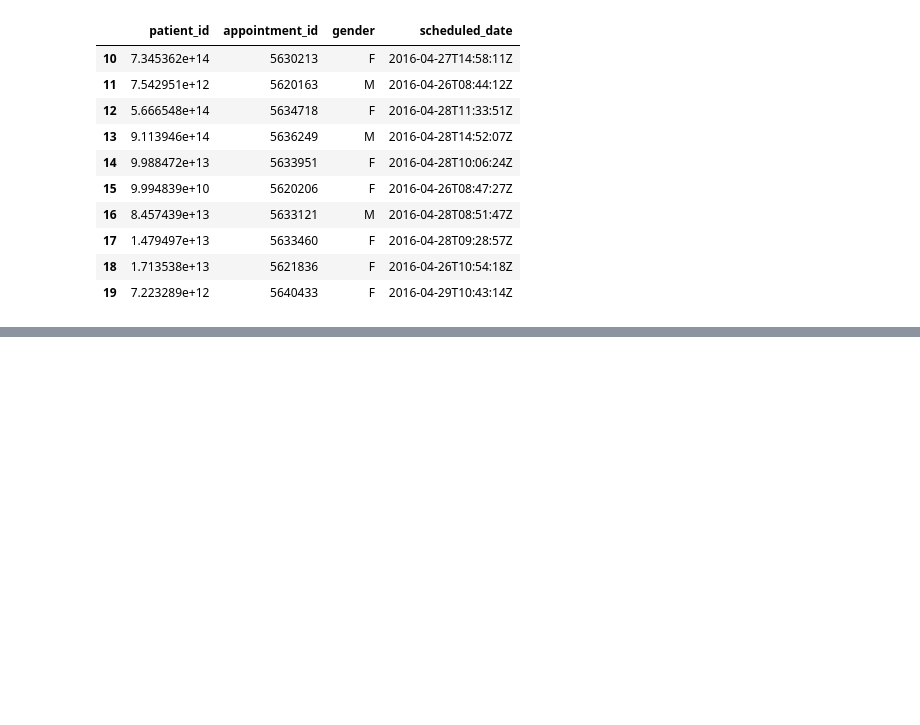
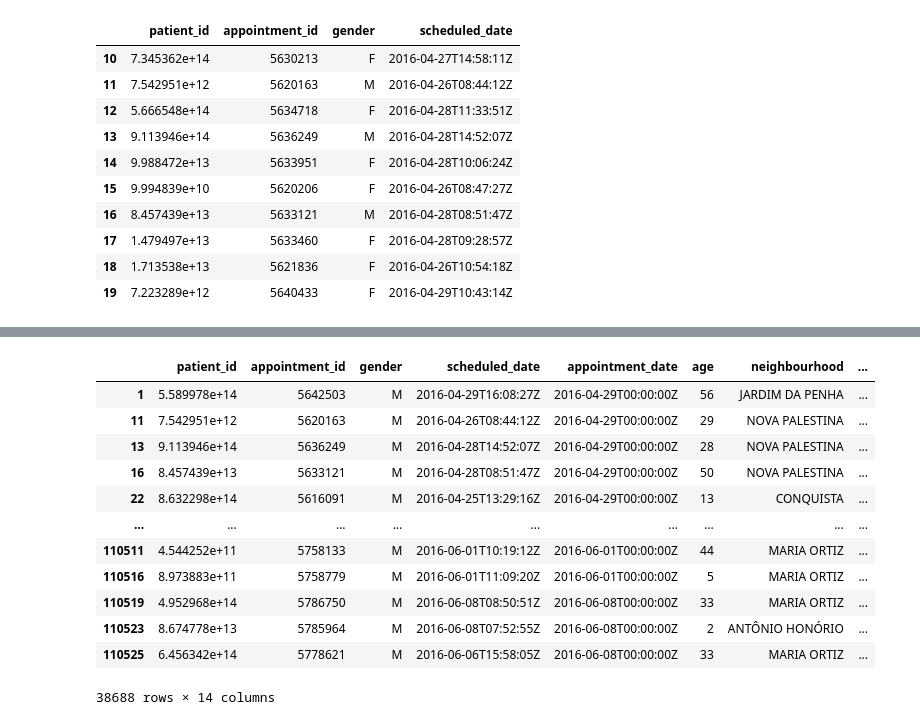
Before and after one commit to lona9/PythonTutorials, a Jupyter notebook: Assessing with pandas.ipynb, the cells around one changed output, grey strips where cells are left out. Cells and saved outputs as stored; diff of their text form; code cells hidden in the pictures; blank space fills up the shorter version.

```diff
--- a/Assessing with pandas.ipynb
+++ b/Assessing with pandas.ipynb
@@ -16,4 +20,6 @@ One of the advantages of using pandas in a Notebook is the visual assessment we
 # %%
+column_names = ["patient_id", "appointment_id", "gender", "scheduled_date", "appointment_date", "age", "neighbourhood", "scholarship", "hipertension", "diabetes", "alcoholism", "handcap", "sms_received", "no_show"]
+
 df = pd.read_csv("noshowappointments-kagglev2-may-2016.csv", header=0, names=column_names)
 df.head(10)
 # %% [output]
@@ -267,0 +276,17 @@
+# %%
+df_male = df.query("gender == 'M'")
+df_male
+# %% [output]
+|  | patient_id | appointment_id | gender | scheduled_date | appointment_date | age | neighbourhood | ... |
+| 1 | 5.589978e+14 | 5642503 | M | 2016-04-29T16:08:27Z | 2016-04-29T00:00:00Z | 56 | JARDIM DA PENHA | ... |
+| 11 | 7.542951e+12 | 5620163 | M | 2016-04-26T08:44:12Z | 2016-04-29T00:00:00Z | 29 | NOVA PALESTINA | ... |
+| 13 | 9.113946e+14 | 5636249 | M | 2016-04-28T14:52:07Z | 2016-04-29T00:00:00Z | 28 | NOVA PALESTINA | ... |
+| 16 | 8.457439e+13 | 5633121 | M | 2016-04-28T08:51:47Z | 2016-04-29T00:00:00Z | 50 | NOVA PALESTINA | ... |
+| 22 | 8.632298e+14 | 5616091 | M | 2016-04-25T13:29:16Z | 2016-04-29T00:00:00Z | 13 | CONQUISTA | ... |
+| ... | ... | ... | ... | ... | ... | ... | ... | ... |
+| 110511 | 4.544252e+11 | 5758133 | M | 2016-06-01T10:19:12Z | 2016-06-01T00:00:00Z | 44 | MARIA ORTIZ | ... |
+| 110516 | 8.973883e+11 | 5758779 | M | 2016-06-01T11:09:20Z | 2016-06-01T00:00:00Z | 5 | MARIA ORTIZ | ... |
+| 110519 | 4.952968e+14 | 5786750 | M | 2016-06-08T08:50:51Z | 2016-06-08T00:00:00Z | 33 | MARIA ORTIZ | ... |
+| 110523 | 8.674778e+13 | 5785964 | M | 2016-06-08T07:52:55Z | 2016-06-08T00:00:00Z | 2 | ANTÔNIO HONÓRIO | ... |
+| 110525 | 6.456342e+14 | 5778621 | M | 2016-06-06T15:58:05Z | 2016-06-08T00:00:00Z | 33 | MARIA ORTIZ | ... |
+38688 rows × 14 columns
```
Also changed, not shown: parts of 16 cells of this notebook, 1 other file.
